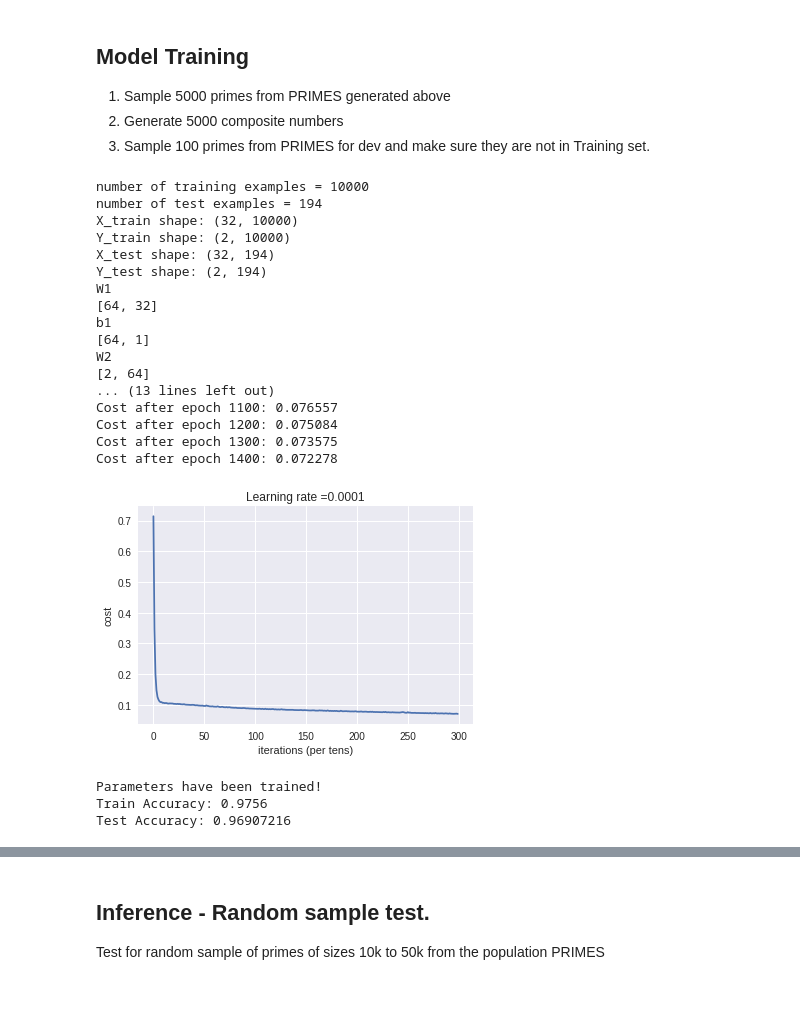
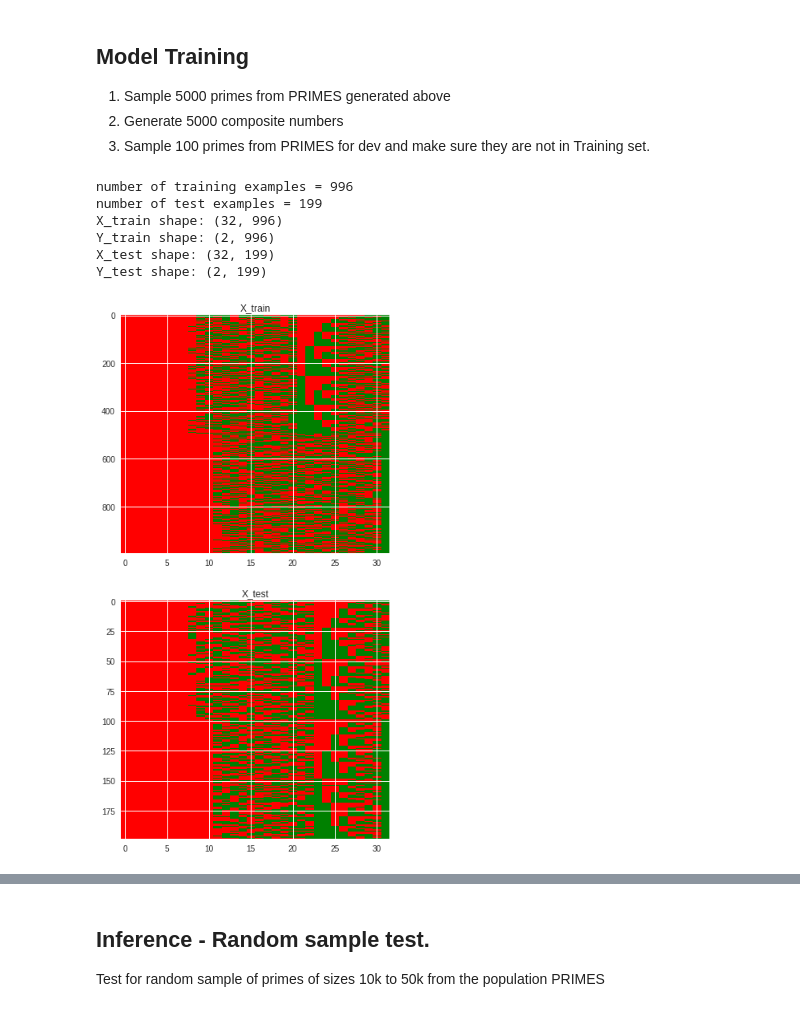
Before and after one commit to yepuv1/primality, a Jupyter notebook: Prime_numbers.ipynb, the cells around one changed output, grey strips where cells are left out. Cells and saved outputs as stored; diff of their text form; code cells hidden in the pictures.

```diff
--- a/Prime_numbers.ipynb
+++ b/Prime_numbers.ipynb
@@ -49,7 +51,9 @@ def generate_random_primes(size, primes):
   p_num = [primes[i] for i in np.random.randint(le , size=size)]
   return p_num, size
 # %%
-def generate_composite(size):
+def generate_composite(size, primes_set):
   c_num = np.random.randint(10000000, size=size)
-  return c_num, size
+  c_num = set(c_num)
+  c_num = c_num - primes_set
+  return list(c_num), len(c_num)
 # %%
@@ -345,13 +423,18 @@ def model(X_train, Y_train, X_test, Y_test,dic_of_layer_sizes,learning_rate = 0.
 # %% [markdown]
 ## Generate Primes (2, 1000000)
 # %%
-PRIMES_FILENAME = "1_million_primes.p"
-def save_primes(file):
-  p_num = [i for i in primerange(2, 1000000)]
+PRIMES_FILENAME = "primes_.p"
+def save_primes(file, start, end):
+  p_num = [i for i in primerange(start, end)]
   pickle.dump( p_num, open(file, "wb" ))
   return p_num
 
 def load_primes(file):
  return pickle.load(open(file, "rb" ))
 
-PRIMES = save_primes(PRIMES_FILENAME)
+if not os.path.exists(PRIMES_FILENAME):
+  PRIMES = save_primes(PRIMES_FILENAME, 2,2000000)
+else:
+  PRIMES = load_primes(PRIMES_FILENAME)
+
+print(len(PRIMES))
@@ -366,22 +447,25 @@ print(len(PRIMES))
 2.   Generate 5000 composite numbers
 3.   Sample 100 primes from PRIMES  for dev and make sure they are not in Training set.
 # %%
-def main():
-  examples_size = 5000
-  c, size = generate_composite(examples_size)
+def train_data():
+  examples_size = 500
+  primes_set = set(PRIMES)
+  c, size = generate_composite(examples_size, primes_set)
   p, size = generate_random_primes(examples_size,PRIMES)
   s_p_train = set(p)
   X_train, Y_train, training_size = generate_x_y(p,c)
 
 
   examples_size = 100
-  c, size = generate_composite(examples_size)
+  c, size = generate_composite(examples_size, primes_set)
   p, size = generate_random_primes(examples_size,PRIMES)
 
   # remove the primes common for both test and train
   s_p_test = set(p)
   s_p_test = s_p_test - s_p_train
   X_test, Y_test, test_size = generate_x_y(list(s_p_test),c)
+
+
 
   Y_train = one_hot_matrix(Y_train.reshape(training_size), 2)
   Y_test = one_hot_matrix(Y_test.reshape(test_size), 2)
@@ -393,6 +477,13 @@ def main():
   print ("Y_train shape: " + str(Y_train.shape))
   print ("X_test shape: " + str(X_test.shape))
   print ("Y_test shape: " + str(Y_test.shape))
+  show_pattern([matrix_to_image(X_train), matrix_to_image(X_test)], ['X_train', 'X_test'])
+
+  return X_train, Y_train, training_size, X_test, Y_test, test_size
+
+
+def main(X_train, Y_train, training_size, X_test, Y_test, test_size ):
+
 
   dic_of_layer_sizes ={
       "W1":[64,32],
@@ -407,31 +498,17 @@ def main():
       X_test,
       Y_test,
       dic_of_layer_sizes,
-      num_epochs=1500,
+      num_epochs=1000,
       minibatch_size=64
   )
   return parameters
-
-parameters = main()
-# %% [output]
-number of training examples = 10000
-number of test examples = 194
-X_train shape: (32, 10000)
-Y_train shape: (2, 10000)
-X_test shape: (32, 194)
-Y_test shape: (2, 194)
-W1
-[64, 32]
-b1
-[64, 1]
-W2
-[2, 64]
-... (13 lines left out)
-Cost after epoch 1100: 0.076557
-Cost after epoch 1200: 0.075084
-Cost after epoch 1300: 0.073575
-Cost after epoch 1400: 0.072278
-[figure, removed]
-Parameters have been trained!
-Train Accuracy: 0.9756
-Test Accuracy: 0.96907216
+# %%
+X_train, Y_train, training_size, X_test, Y_test, test_size = train_data()
+# %% [output]
+number of training examples = 996
+number of test examples = 199
+X_train shape: (32, 996)
+Y_train shape: (2, 996)
+X_test shape: (32, 199)
+Y_test shape: (2, 199)
+[figure, added]
```
Also changed, not shown: parts of 18 cells of this notebook.
